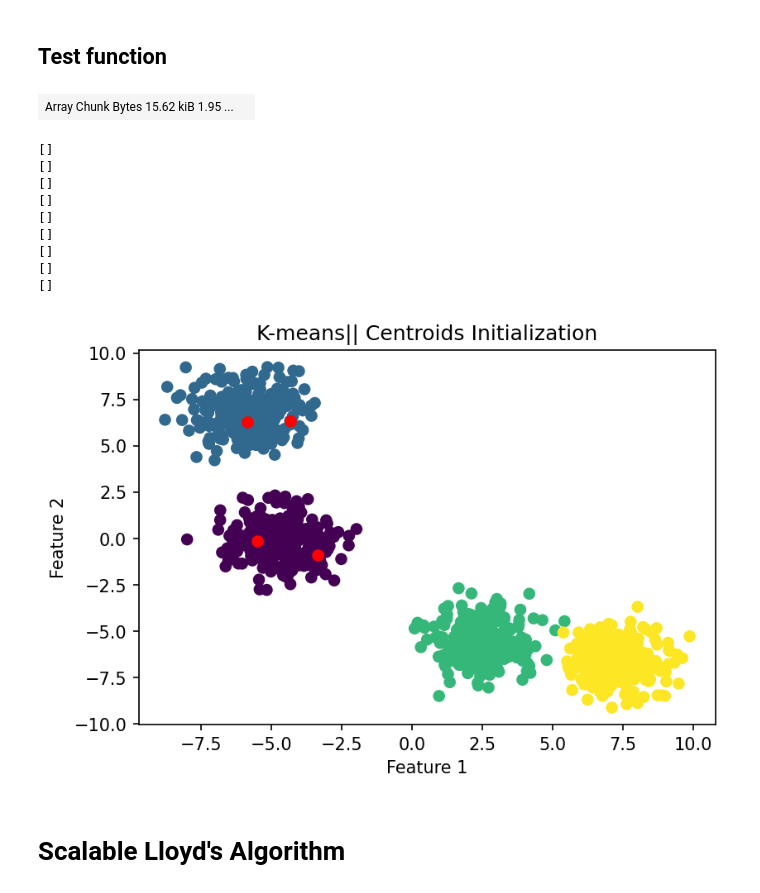
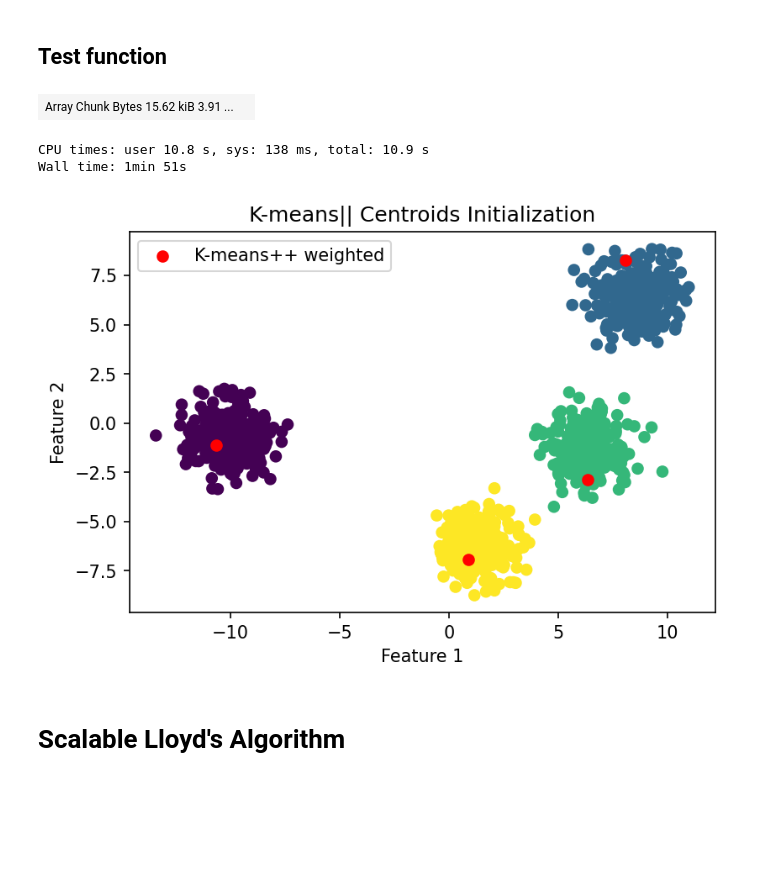
Before and after one commit to ElHuaco/Distributed-k-means, a Jupyter notebook: src/dask/notebooks/OUR CODE/Main.ipynb, the cells around one changed output. Cells and saved outputs as stored; diff of their text form; code cells hidden in the pictures; blank space fills up the shorter version.

```diff
--- a/src/dask/notebooks/OUR CODE/Main.ipynb
+++ b/src/dask/notebooks/OUR CODE/Main.ipynb
@@ -1,8 +1,15 @@
 # %%
+from dask.distributed import Client
+#CLUSTER_TYPE ='cloudveneto_cluster'
 CLUSTER_TYPE ='docker_cluster'
 %env CLUSTER_TYPE $CLUSTER_TYPE
-from dask.distributed import Client
-client = Client('dask-scheduler:8786')
+if CLUSTER_TYPE =='docker_cluster':
+    %env CLUSTER_TYPE $CLUSTER_TYPE
+    client = Client('dask-scheduler:8786')
+elif CLUSTER_TYPE == 'cloudveneto_cluster':
+    %env CLUSTER_TYPE $CLUSTER_TYPE
+    client = Client ('10.67.22.164:8786')
+else: print('Please, provide a valid cluster type')
 client
 # %% [output]
 env: CLUSTER_TYPE=docker_cluster
@@ -125,30 +208,24 @@ X, y = dask_ml.datasets.make_blobs(1000,n_features=2 ,centers=4, chunks=8)
 X = X.rechunk(get_chunks(X))
 X.persist()
 # %% [output]
-| Array Chunk Bytes 15.62 kiB 1.95 ... |  |
+| Array Chunk Bytes 15.62 kiB 3.91 ... |  |
 # %%
-test_scalable_centroids = k_means_scalable(X, k=4, l=2) # profiling the k_means_scalable
+%time centroids_pp_w = k_means_scalable(X, k=4, l=2)
 # %% [output]
-[]
-[]
-[]
-[]
-[]
-[]
-[]
-[]
-[]
+CPU times: user 10.8 s, sys: 138 ms, total: 10.9 s
+Wall time: 1min 51s
 # %%
 import matplotlib.pyplot as plt
 plt.figure(dpi=150)
-plt.scatter(X[:,0], X[:,1], c=y)
-plt.scatter(test_scalable_centroids[:,0], test_scalable_centroids[:,1],c='red')
+plt.scatter(X[:,0], X[:,1], c= y)
+plt.scatter(centroids_pp_w[:,0], centroids_pp_w[:,1], c='red', label="K-means++ weighted")
 plt.title("K-means|| Centroids Initialization")
 plt.xlabel("Feature 1")
 plt.ylabel("Feature 2")
+plt.legend()
 plt.show()
 # %% [output]
-[figure, old version]
+[figure, new version]
 # %% [markdown]
 # Scalable Lloyd's Algorithm
 # %% [markdown]
```
Also changed, not shown: parts of 82 cells of this notebook.
